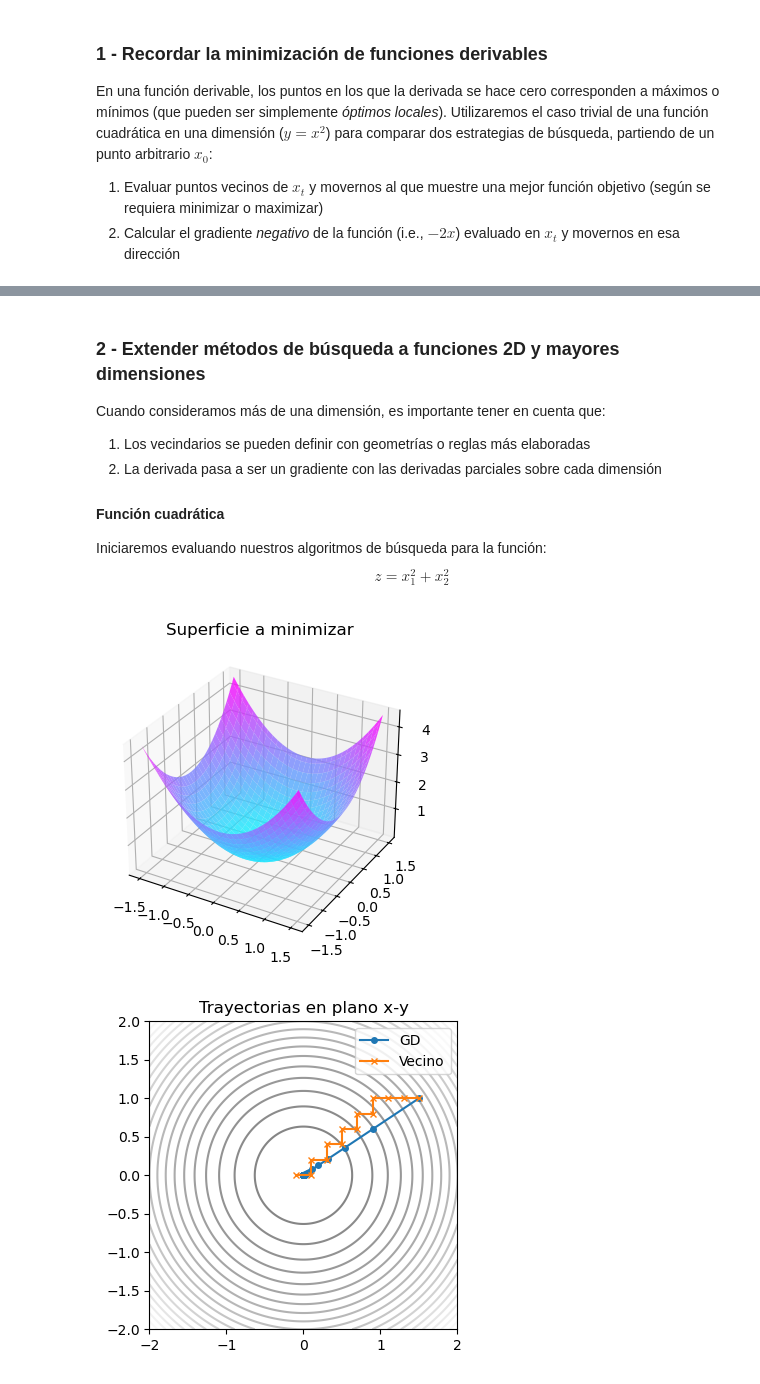
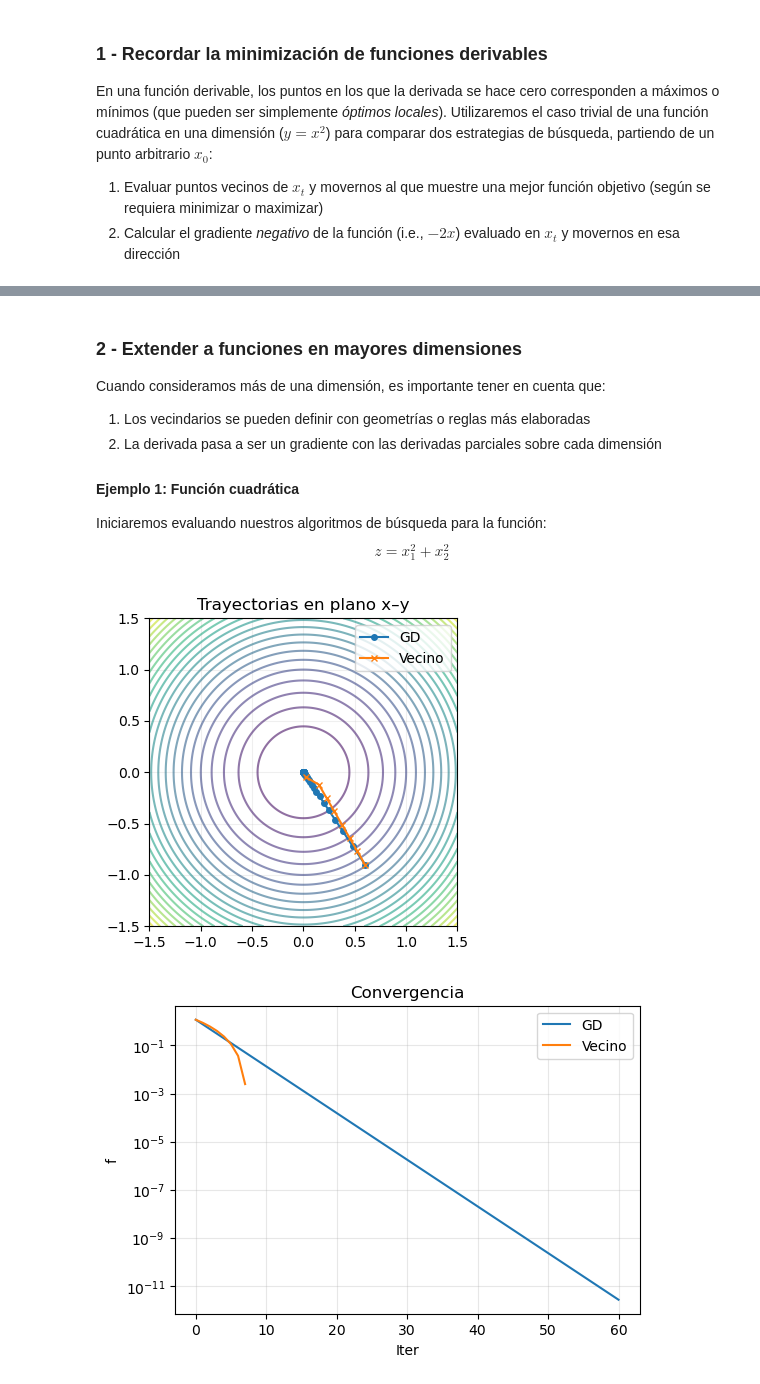
Before and after one commit to milogz/Modelado-en-Optimizacion, a Jupyter notebook: MO_3-1 Busqueda.ipynb, the cells around one changed output, grey strips where cells are left out. Cells and saved outputs as stored; diff of their text form; code cells hidden in the pictures.

```diff
--- a/MO_3-1 Busqueda.ipynb
+++ b/MO_3-1 Busqueda.ipynb
@@ -162,39 +116,32 @@ plt.show()
 # %% [markdown]
-### 2 - Extender métodos de búsqueda a funciones 2D y mayores dimensiones
+### 2 - Extender a funciones en mayores dimensiones
 
 Cuando consideramos más de una dimensión, es importante tener en cuenta que:
 
 1. Los vecindarios se pueden definir con geometrías o reglas más elaboradas
 2. La derivada pasa a ser un gradiente con las derivadas parciales sobre cada dimensión
 
-#### Función cuadrática
+#### Ejemplo 1: Función cuadrática
 Iniciaremos evaluando nuestros algoritmos de búsqueda para la función:
 $$z = x_1^2+x_2^2$$
-# %%
-# ---------- define problema ----------
-f_parab  = lambda X: X[0]**2 + X[1]**2
-grad_par = lambda X: np.array([2*X[0], 2*X[1]])
-
-# Surface plot para que vean el relieve
-xs = ys = np.linspace(-1.5, 1.5, 60)
-Xg, Yg = np.meshgrid(xs, ys)
-Zg = f_parab((Xg, Yg))
-
-fig = plt.figure(figsize=(6,4))
-ax = fig.add_subplot(111, projection='3d')
-ax.plot_surface(Xg, Yg, Zg, cmap='cool', alpha=0.8)
-ax.set_title("Superficie a minimizar")
-plt.show()
-# %% [output]
-[figure, removed]
-# %%
-# ---------- corre métodos ----------
-x0 = np.array([1.5, 1.0])
-path_g  = gradient_descent(x0, grad_par, alpha=0.2)
-path_ls = local_search   (x0, f_parab, step=0.2)
-
-# ---------- plot ----------
-plot_2d_contour(f_parab, {"GD":path_g, "Vecino":path_ls})
-# %% [output]
-[figure, removed]
+# %%
+# ---------- Problema parabólico 2D ----------
+def f_parab(X):
+    return X[0]**2 + X[1]**2
+
+def grad_parab(X):
+    return np.array([2*X[0], 2*X[1]])
+
+x0 = np.array([0.6, -0.9])
+path_gd = descenso_gradiente(x0, grad=grad_parab, alpha=0.1, iters=60)
+path_ls = busqueda_local(x0, f=f_parab,
+                         generador_vecinos=lambda x: vecindario_circular(x, d=0.15, k=12),
+                         iters=60)
+
+plot_2d_contour(f_parab, {"GD": path_gd, "Vecino": path_ls}, span=((-1.5,1.5), (-1.5,1.5)))
+plot_convergence({"GD": [f_parab(p) for p in path_gd],
+                  "Vecino": [f_parab(p) for p in path_ls]})
+# %% [output]
+[figure, added]
+[figure, added]
 # %% [markdown]
```
Also changed, not shown: parts of 14 cells of this notebook, 7 other files.
